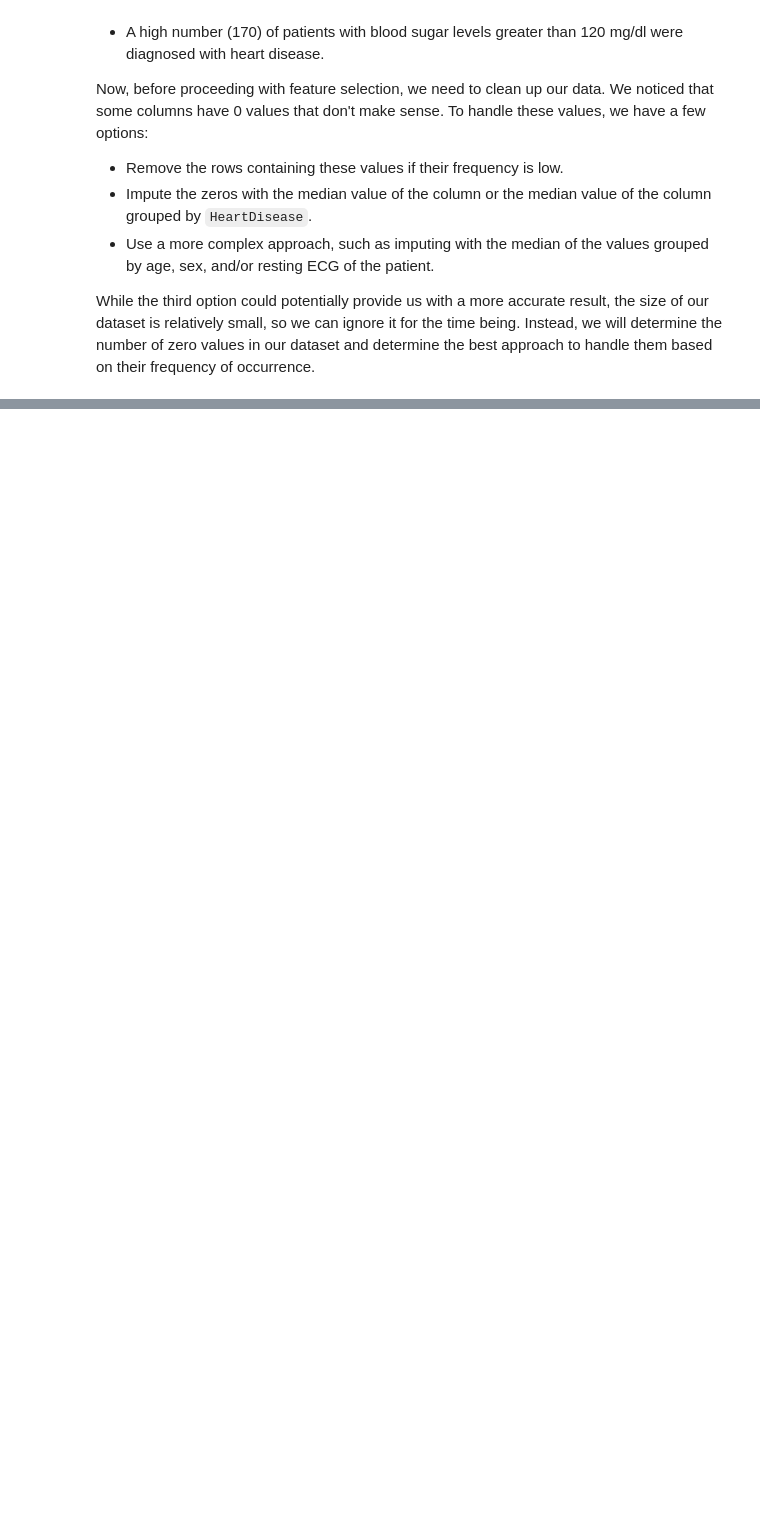
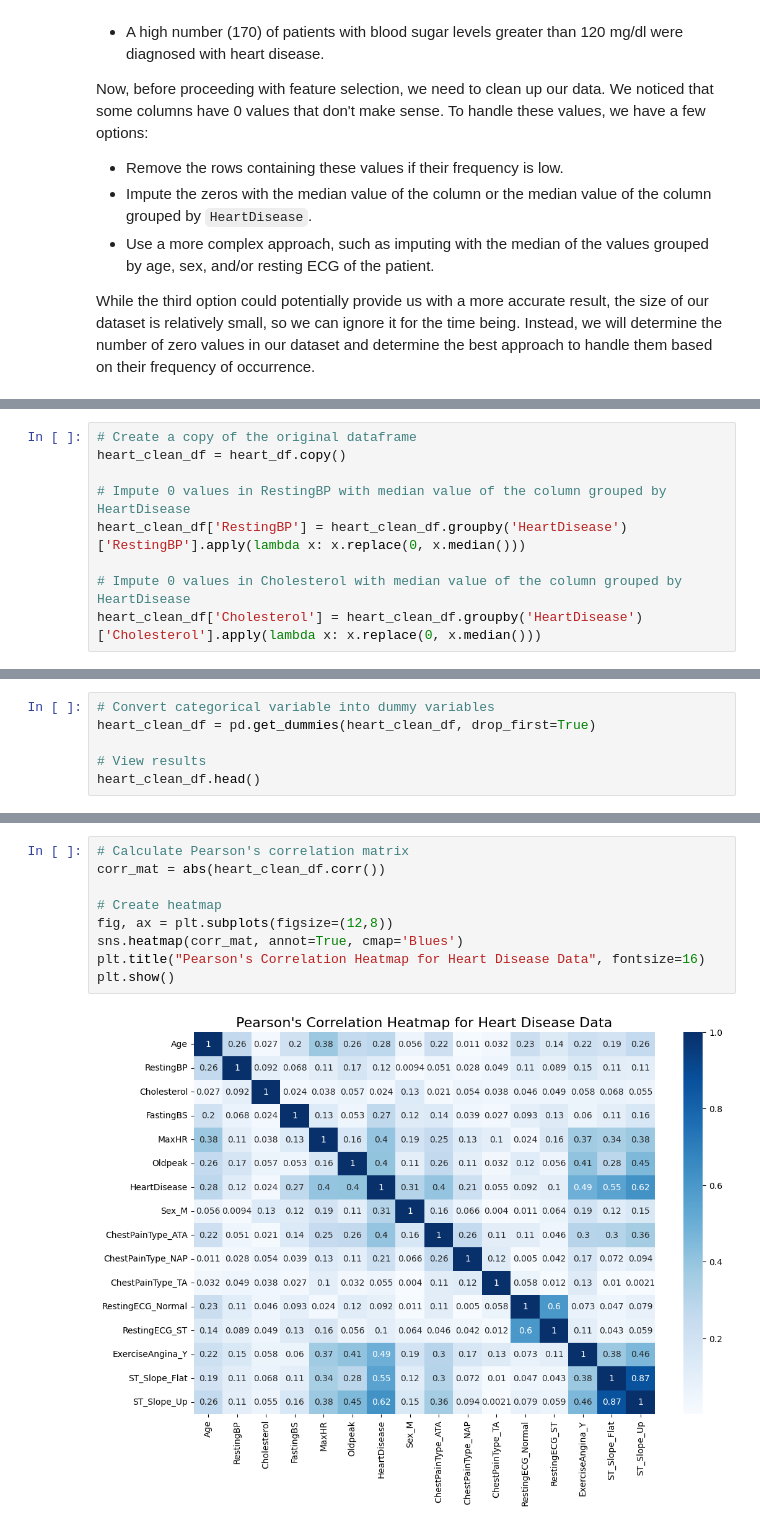
Before and after one commit to MuhammadAwon/datascience-projects, a Jupyter notebook: Projects/predicting-heart-disease/heart-disease.ipynb, the cells around one changed output, grey strips where cells are left out. Drawn from its saved outputs; the diff is of its cells as text; blank space fills up the shorter version.

Commit message:
Continue (prediction heart disease)

```diff
--- a/Projects/predicting-heart-disease/heart-disease.ipynb
+++ b/Projects/predicting-heart-disease/heart-disease.ipynb
@@ -299,0 +313,9 @@ While the third option could potentially provide us with a more accurate result,
+# %%
+# Create a copy of the original dataframe
+heart_clean_df = heart_df.copy()
+
+# Impute 0 values in RestingBP with median value of the column grouped by HeartDisease
+heart_clean_df['RestingBP'] = heart_clean_df.groupby('HeartDisease')['RestingBP'].apply(lambda x: x.replace(0, x.median()))
+
+# Impute 0 values in Cholesterol with median value of the column grouped by HeartDisease
+heart_clean_df['Cholesterol'] = heart_clean_df.groupby('HeartDisease')['Cholesterol'].apply(lambda x: x.replace(0, x.median()))
@@ -299,0 +352,6 @@ While the third option could potentially provide us with a more accurate result,
+# %%
+# Convert categorical variable into dummy variables
+heart_clean_df = pd.get_dummies(heart_clean_df, drop_first=True)
+
+# View results
+heart_clean_df.head()
@@ -299,0 +373,11 @@ While the third option could potentially provide us with a more accurate result,
+# %%
+# Calculate Pearson's correlation matrix
+corr_mat = abs(heart_clean_df.corr())
+
+# Create heatmap
+fig, ax = plt.subplots(figsize=(12,8))
+sns.heatmap(corr_mat, annot=True, cmap='Blues')
+plt.title("Pearson's Correlation Heatmap for Heart Disease Data", fontsize=16)
+plt.show()
+# %% [output]
+[figure, added]
```
Also changed, not shown: parts of 27 cells of this notebook.
